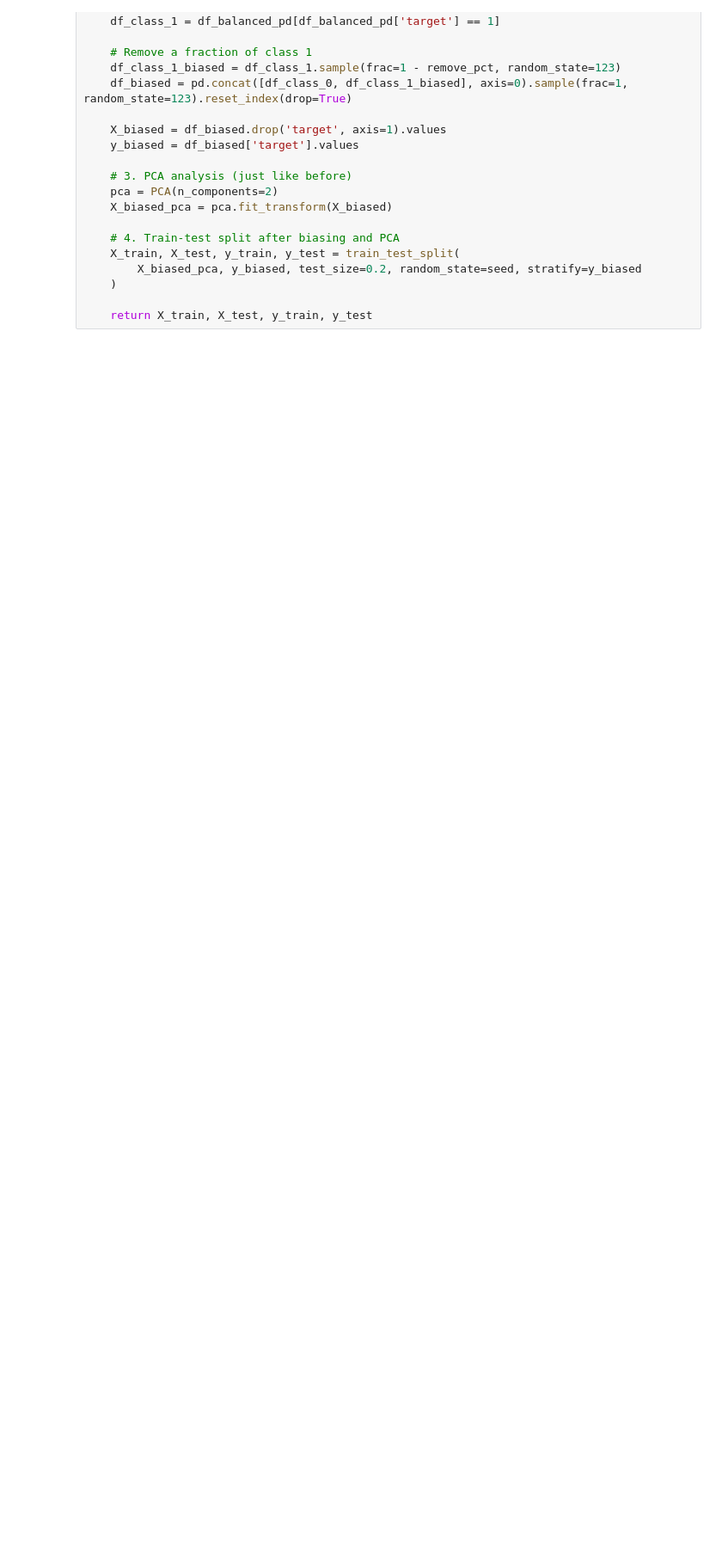
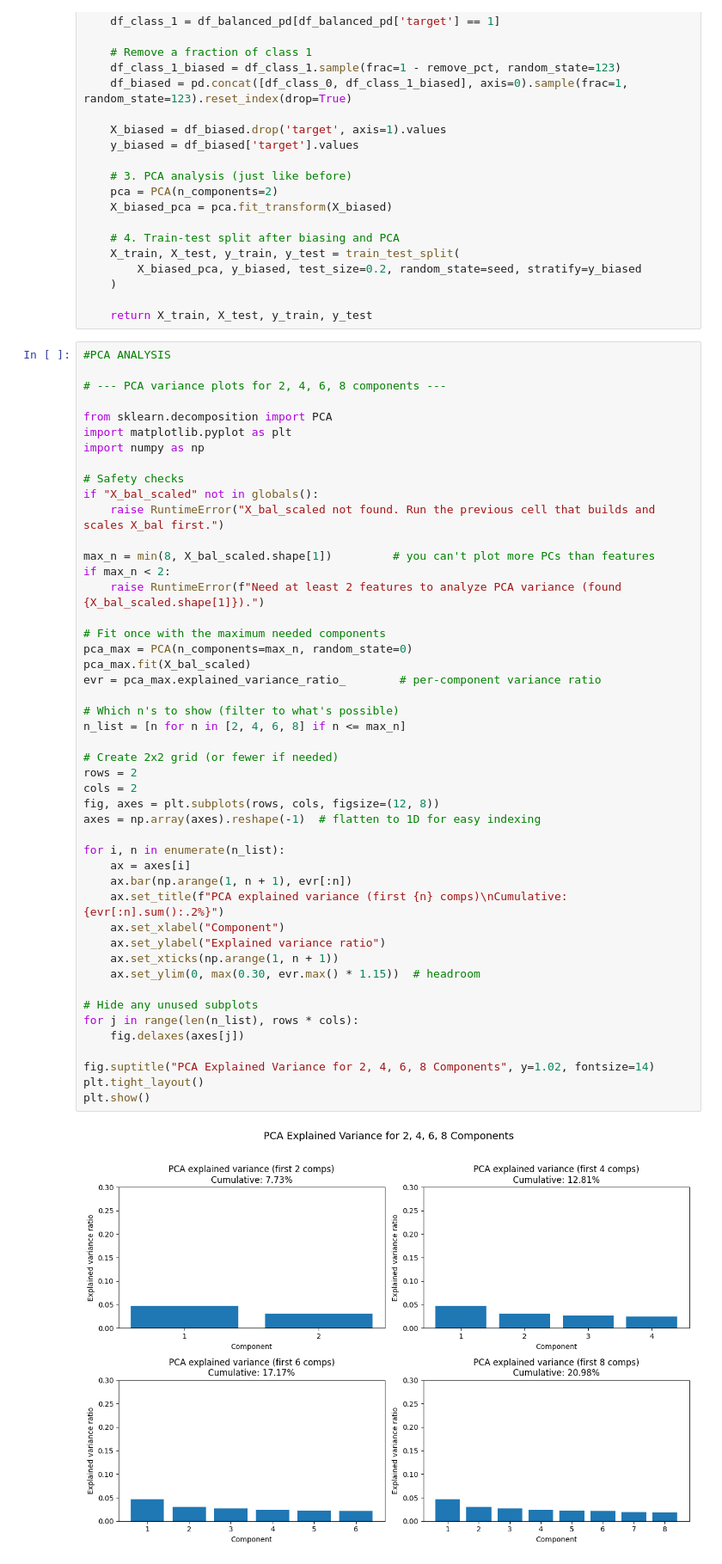
Before and after one commit to LucasHartmanWestern/cs_9170_project, a Jupyter notebook: notebooks/census_income.ipynb, the cells around one changed output. Shown at 86% size. Drawn from its saved outputs; the diff is of its cells as text; blank space fills up the shorter version.

```diff
--- a/notebooks/census_income.ipynb
+++ b/notebooks/census_income.ipynb
@@ -311,3 +318,52 @@ def split_dataset(self, seq_len=5, seed=42):
     )
 
     return X_train, X_test, y_train, y_test
+# %%
+#PCA ANALYSIS
+
+# --- PCA variance plots for 2, 4, 6, 8 components ---
+
+from sklearn.decomposition import PCA
+import matplotlib.pyplot as plt
+import numpy as np
+
+# Safety checks
+if "X_bal_scaled" not in globals():
+    raise RuntimeError("X_bal_scaled not found. Run the previous cell that builds and scales X_bal first.")
+
+max_n = min(8, X_bal_scaled.shape[1])         # you can't plot more PCs than features
+if max_n < 2:
+    raise RuntimeError(f"Need at least 2 features to analyze PCA variance (found {X_bal_scaled.shape[1]}).")
+
+# Fit once with the maximum needed components
+pca_max = PCA(n_components=max_n, random_state=0)
+pca_max.fit(X_bal_scaled)
+evr = pca_max.explained_variance_ratio_        # per-component variance ratio
+
+# Which n's to show (filter to what's possible)
+n_list = [n for n in [2, 4, 6, 8] if n <= max_n]
+
+# Create 2x2 grid (or fewer if needed)
+rows = 2
+cols = 2
+fig, axes = plt.subplots(rows, cols, figsize=(12, 8))
+axes = np.array(axes).reshape(-1)  # flatten to 1D for easy indexing
+
+for i, n in enumerate(n_list):
+    ax = axes[i]
+    ax.bar(np.arange(1, n + 1), evr[:n])
+    ax.set_title(f"PCA explained variance (first {n} comps)\nCumulative: {evr[:n].sum():.2%}")
+    ax.set_xlabel("Component")
+    ax.set_ylabel("Explained variance ratio")
+    ax.set_xticks(np.arange(1, n + 1))
+    ax.set_ylim(0, max(0.30, evr.max() * 1.15))  # headroom
+
+# Hide any unused subplots
+for j in range(len(n_list), rows * cols):
+    fig.delaxes(axes[j])
+
+fig.suptitle("PCA Explained Variance for 2, 4, 6, 8 Components", y=1.02, fontsize=14)
+plt.tight_layout()
+plt.show()
+# %% [output]
+[figure, added]
```
Also changed, not shown: parts of 3 cells of this notebook, 6 other files.
